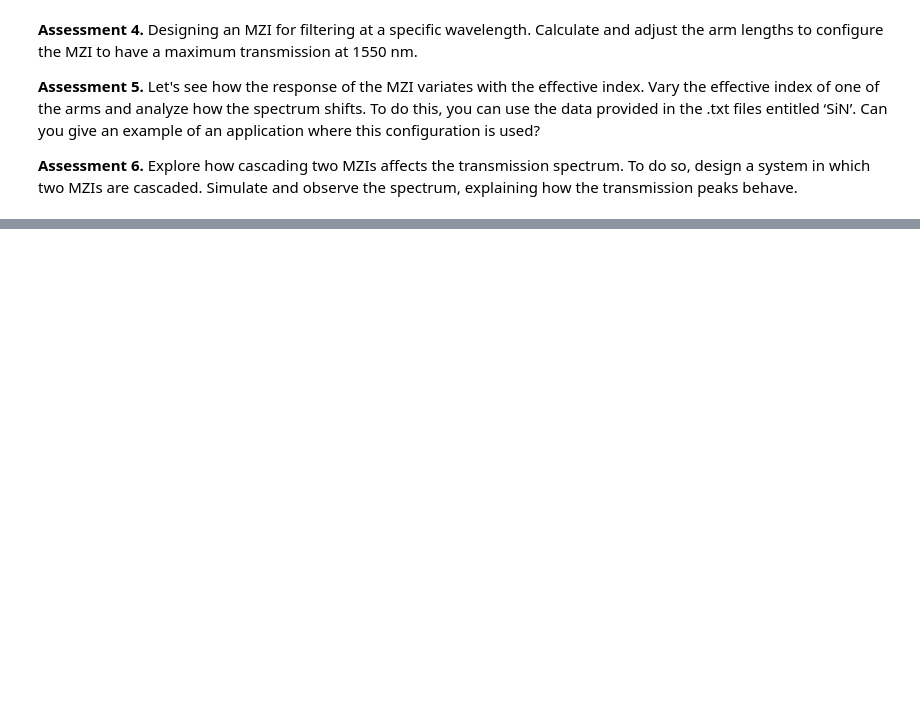
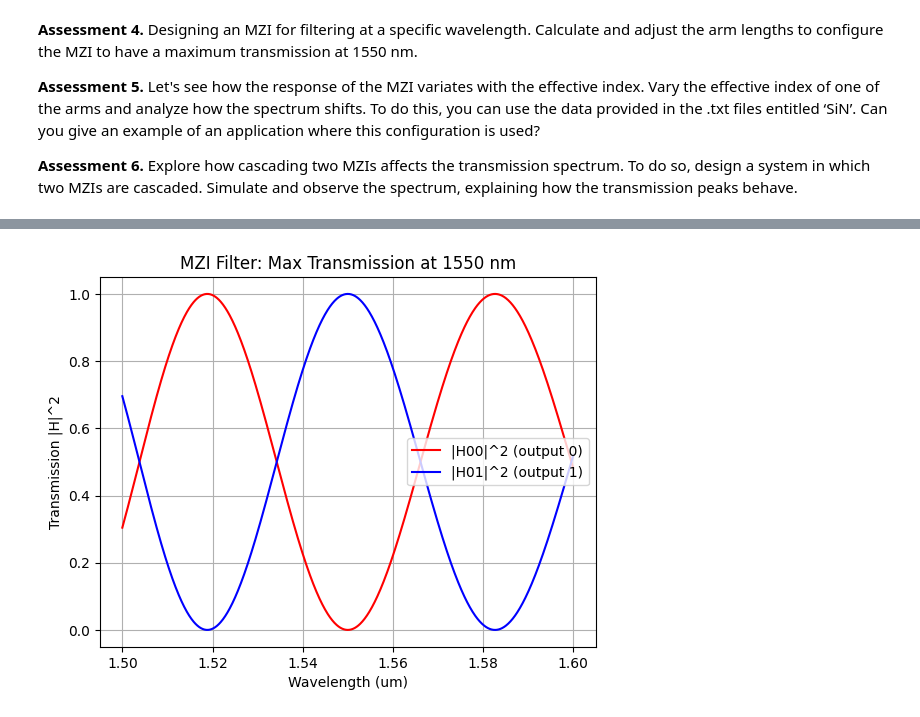
Before and after one commit to MariaJulve/pic-upv-lab3, a Jupyter notebook: 30_INTERFEROMETERS_v2025_STUDENTS_UPDATE2.ipynb, the cells around one changed output, grey strips where cells are left out. Cells and saved outputs as stored; diff of their text form; code cells hidden in the pictures; blank space fills up the shorter version.

Commit message:
Assessment 4

```diff
--- a/30_INTERFEROMETERS_v2025_STUDENTS_UPDATE2.ipynb
+++ b/30_INTERFEROMETERS_v2025_STUDENTS_UPDATE2.ipynb
@@ -410,0 +428,59 @@ plt.show()
+# %%
+# ASSESSMENT 4#
+
+SiN_clad = np.loadtxt('SiN-h300nm-w1000nm-Cladding.txt', skiprows=1, delimiter='\t')
+
+wvl0 = SiN_clad[:, 0]
+neffu0 = SiN_clad[:, 3] #balanced configuration // (neff TE mode)
+neffd0 = SiN_clad[:, 3] #balanced configuration // (neff TE mode)
+
+interp_neffu = interp1d(wvl0, neffu0, kind='cubic')  # Cubic interpolation for smoothness
+interp_neffd = interp1d(wvl0, neffd0, kind='cubic')
+wvl = np.linspace(wvl0.min(), wvl0.max(), 1000)
+neffu = interp_neffu(wvl)
+neffd = interp_neffd(wvl)
+
+lambda0 = 1.55  # um (target wavelength)
+neff_central_u = np.interp(lambda0, wvl, neffu)
+neff_central_d = np.interp(lambda0, wvl, neffd)
+
+# For constructive interference at output (max transmission at lambda0):
+# The phase difference Δφ = 2π * (neff_u * Lu - neff_d * Ld) / lambda0 = 0 mod 2π
+
+
+# Para interferencia constructiva en H00 (Bar port): Delta_phi = m * 2*pi
+# Delta_L = m * lambda0 / neff_central
+m = 20
+delta_L = m * lambda0 / neff_central_u
+
+# Asignamos las longitudes
+Ld = 50.0
+Lu = Ld + delta_L  # El brazo superior es más largo
+
+
+K_a = np.full(wvl.shape, 0.5)
+K_b = np.full(wvl.shape, 0.5)
+
+# SAX simulation
+mzi_filter = mzi(
+    wl=wvl,
+    coup_a={"coupling": K_a},
+    wvg_d={"neff": neffd, "length": Ld},
+    wvg_u={"neff": neffu, "length": Lu},
+    coup_b={"coupling": K_b},
+)
+
+H00 = mzi_filter["in0", "out0"]
+H01 = mzi_filter["in0", "out1"]
+
+plt.figure()
+plt.plot(wvl, np.abs(H00)**2, color='red', label="|H00|^2 (output 0)")
+plt.plot(wvl, np.abs(H01)**2, color='blue', label="|H01|^2 (output 1)")
+plt.xlabel('Wavelength (um)')
+plt.ylabel('Transmission |H|^2')
+plt.title('MZI Filter: Max Transmission at 1550 nm')
+plt.legend()
+plt.grid(True)
+plt.show()
+# %% [output]
+[figure, added]
```
Also changed, not shown: parts of 9 cells of this notebook, 2 other files.
